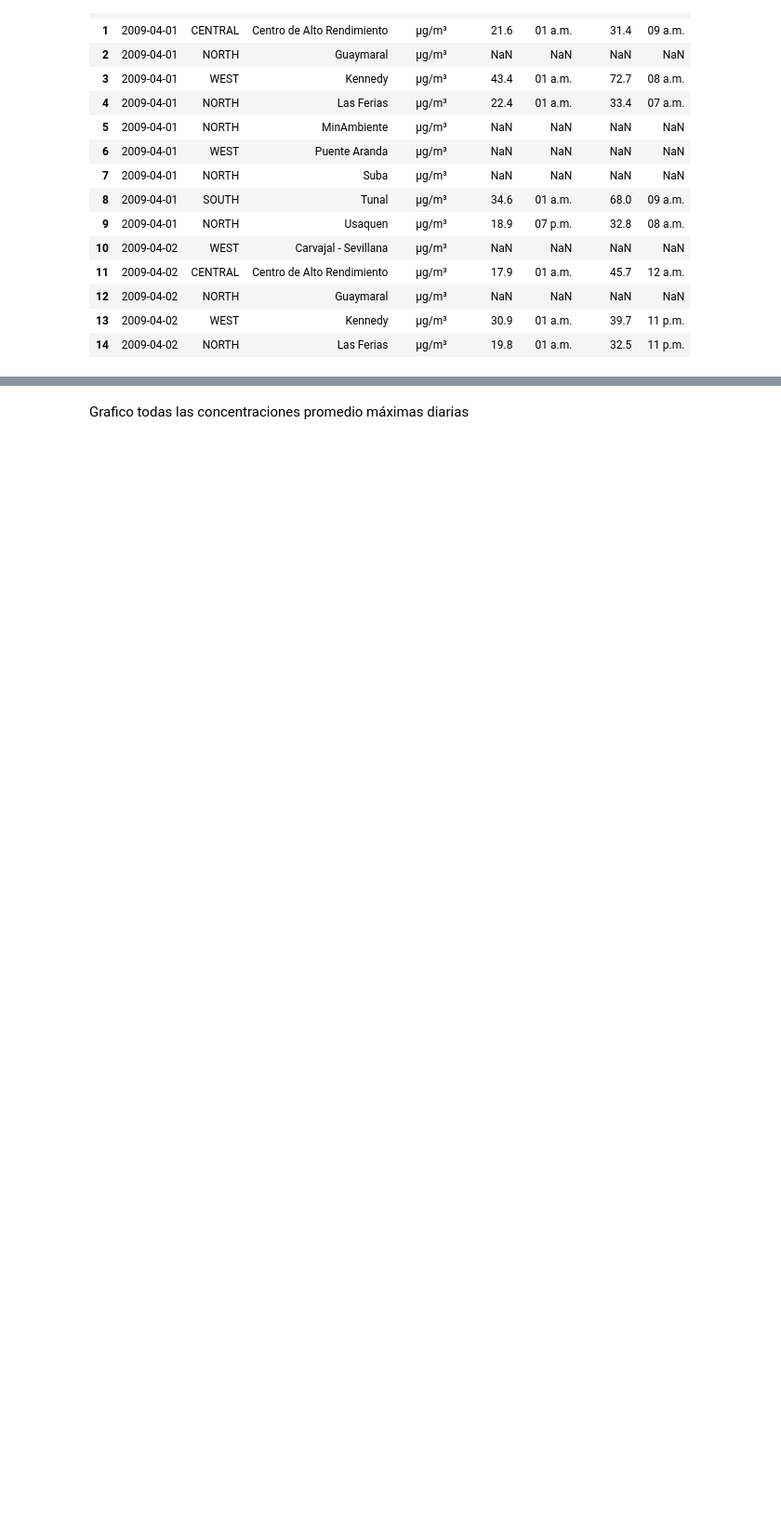
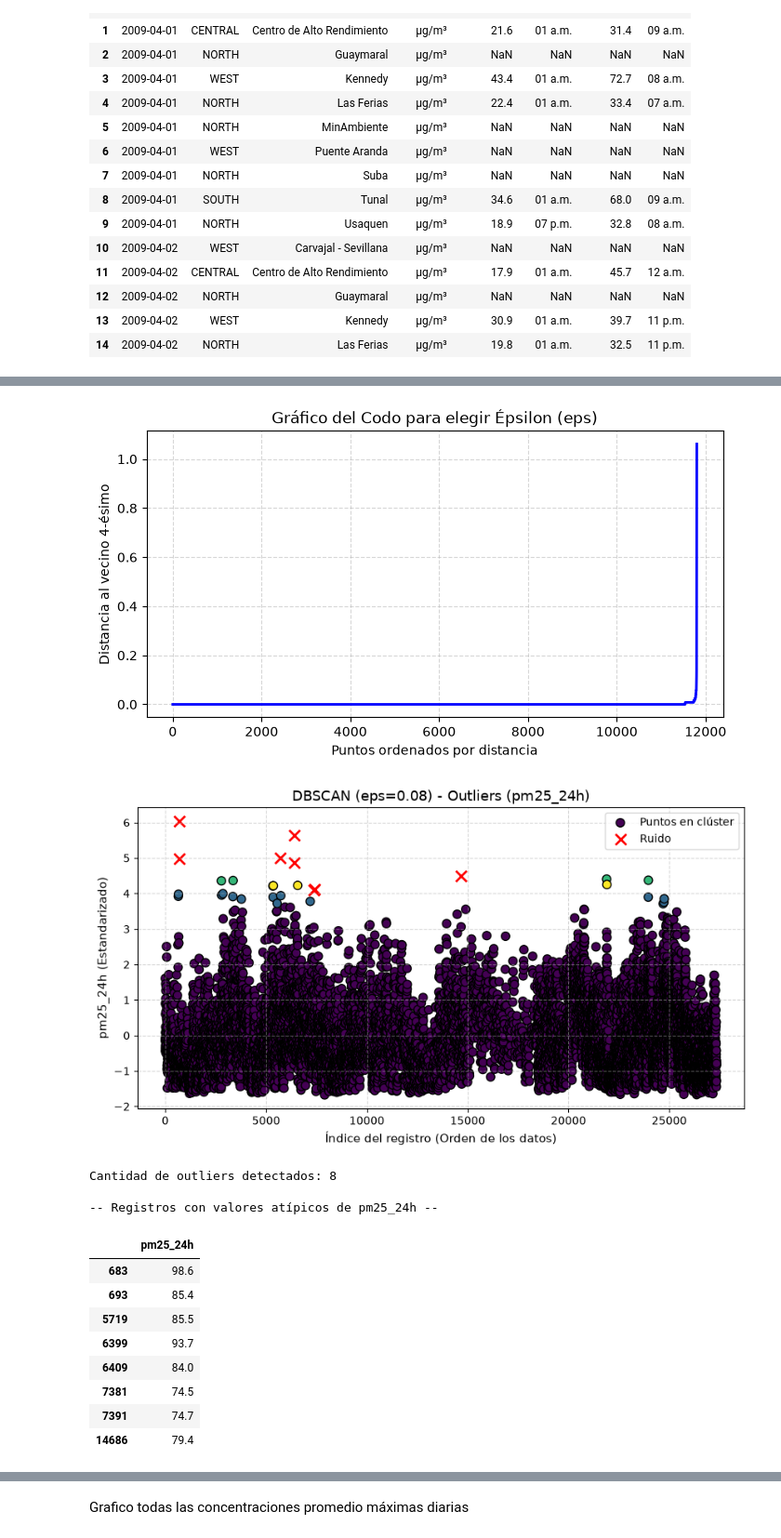
Before and after one commit to Aleja-Gonzalez/PI, a Jupyter notebook: Análisis.ipynb, the cells around one changed output, grey strips where cells are left out. Shown at 93% size. Drawn from its saved outputs; the diff is of its cells as text; code cells hidden in the pictures; blank space fills up the shorter version.

```diff
--- a/Análisis.ipynb
+++ b/Análisis.ipynb
@@ -63,0 +69,80 @@ datos["fecha"] = pd.to_datetime(datos["fecha"])
+# %%
+from sklearn.neighbors import NearestNeighbors
+
+# Escalar los datos
+X_scaled = StandardScaler().fit_transform(datos_validos[['pm25_24h']])
+
+min_samples = 4 # deben haber 4 o más estaciones con medicion similar
+
+# Calcular distancias al vecino más cercano número 4
+nbrs = NearestNeighbors(n_neighbors=min_samples).fit(X_scaled)
+distancias, _ = nbrs.kneighbors(X_scaled)
+
+# Ordenar las distancias del vecino más lejano de menor a mayor
+distancias_k = np.sort(distancias[:, min_samples - 1])
+
+# Graficar el codo para elegir EPS
+plt.figure(figsize=(8, 4))
+plt.plot(distancias_k, color='blue', lw=2)
+plt.title("Gráfico del Codo para elegir Épsilon (eps)", fontsize=12)
+plt.xlabel("Puntos ordenados por distancia", fontsize=10)
+plt.ylabel(f"Distancia al vecino {min_samples}-ésimo", fontsize=10)
+plt.grid(True, linestyle='--', alpha=0.5)
+plt.show()
+
+#Confiburación de dbscan
+eps_elegido = 0.08  #elegido por codo
+dbscan = DBSCAN(eps=eps_elegido, min_samples=min_samples)
+clusters = dbscan.fit_predict(X_scaled)
+
+# Guardar los resultados en una copia limpia del DataFrame original
+datos_validos = datos_validos.copy()
+datos_validos['Cluster'] = clusters
+
+# Separar los puntos normales del ruido
+noise_mask = (clusters == -1)
+
+#Gráfico de resultados
+plt.figure(figsize=(10, 5))
+
+# Puntos que pertenecen a un clúster (Normales)
+plt.scatter(datos_validos[~noise_mask].index, X_scaled[~noise_mask, 0],
+            c=clusters[~noise_mask], cmap='viridis', s=60,
+            edgecolors='k', label='Puntos en clúster')
+
+# Puntos identificados como Ruido / Outliers (en rojo)
+plt.scatter(datos_validos[noise_mask].index, X_scaled[noise_mask, 0],
+            color='red', marker='x', s=100, linewidths=2,
+            label='Ruido')
+
+plt.title(f"DBSCAN (eps={eps_elegido}) - Outliers (pm25_24h)", fontsize=13)
+plt.xlabel("Índice del registro (Orden de los datos)", fontsize=11)
+plt.ylabel("pm25_24h (Estandarizado)", fontsize=11)
+plt.grid(True, linestyle='--', alpha=0.5)
+plt.legend(loc='upper right')
+plt.show()
+
+# ==========================================
+# 4. Mostrar los resultados de los Outliers
+# ==========================================
+outliers_dbscan = datos_validos[datos_validos['Cluster'] == -1]
+
+print(f"Cantidad de outliers detectados: {len(outliers_dbscan)}")
+print("\n-- Registros con valores atípicos de pm25_24h --")
+# Si estás en Jupyter Notebook / Google Colab se mostrará con estilo de tabla
+display(outliers_dbscan[['pm25_24h']])
+# %% [output]
+[figure, added]
+[figure, added]
+Cantidad de outliers detectados: 8
+
+-- Registros con valores atípicos de pm25_24h --
+|  | pm25_24h |
+| 683 | 98.6 |
+| 693 | 85.4 |
+| 5719 | 85.5 |
+| 6399 | 93.7 |
+| 6409 | 84.0 |
+| 7381 | 74.5 |
+| 7391 | 74.7 |
+| 14686 | 79.4 |
```
Also changed, not shown: parts of 16 cells of this notebook, 1 other file.
